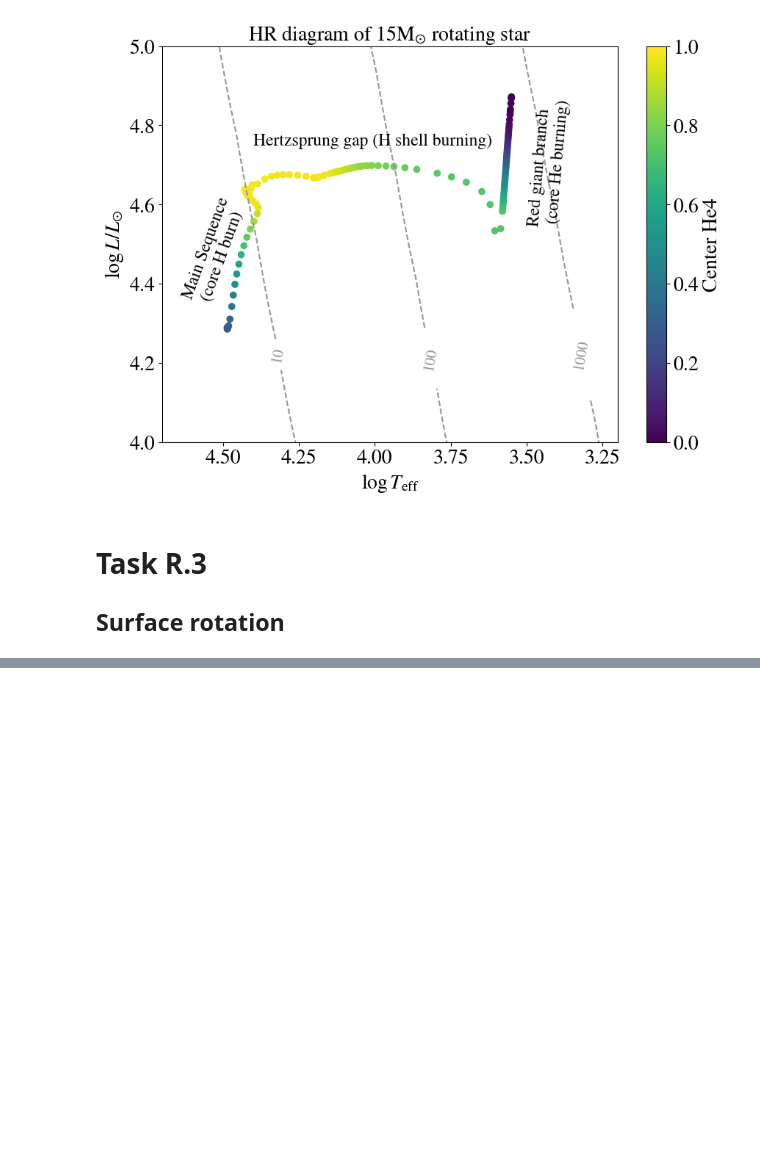
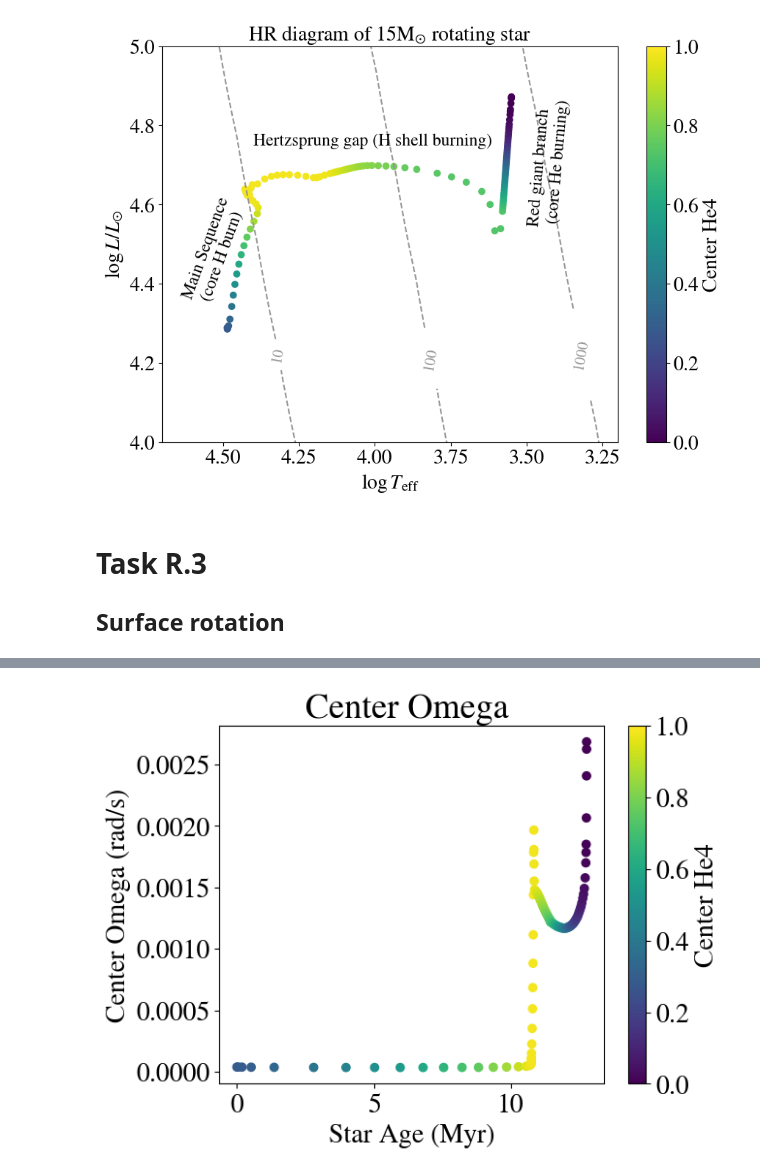
Before and after one commit to LiekeVanSon/liekevanson.github.io, a Jupyter notebook: IAUhackathon/Solutions/Day2_rotation.ipynb, the cells around one changed output, grey strips where cells are left out. Cells and saved outputs as stored; diff of their text form; code cells hidden in the pictures; blank space fills up the shorter version.

```diff
--- a/IAUhackathon/Solutions/Day2_rotation.ipynb
+++ b/IAUhackathon/Solutions/Day2_rotation.ipynb
@@ -141,0 +212,13 @@ profile_ZAMS
+# %%
+
+# # # # # # # # # # # # # # #
+plt.title('Center Omega ')
+plt.scatter(histdata.star_age/1e6, histdata.center_omega,
+            c = histdata.center_he4, cmap = 'viridis', vmin = 0, vmax =1)
+
+plt.colorbar(label = 'Center He4')
+plt.xlabel('Star Age (Myr)')
+plt.ylabel('Center Omega (rad/s)')
+plt.show()
+# %% [output]
+[figure, added]
```
Also changed, not shown: parts of 12 cells of this notebook.
